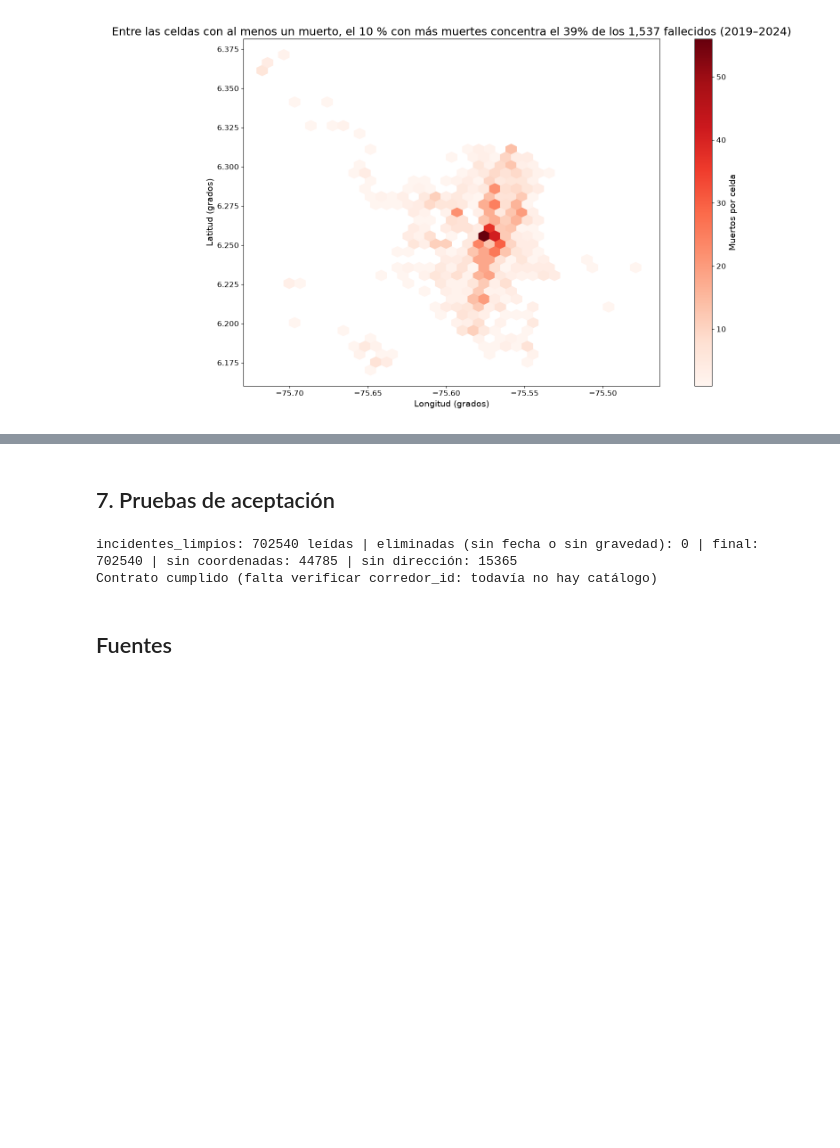
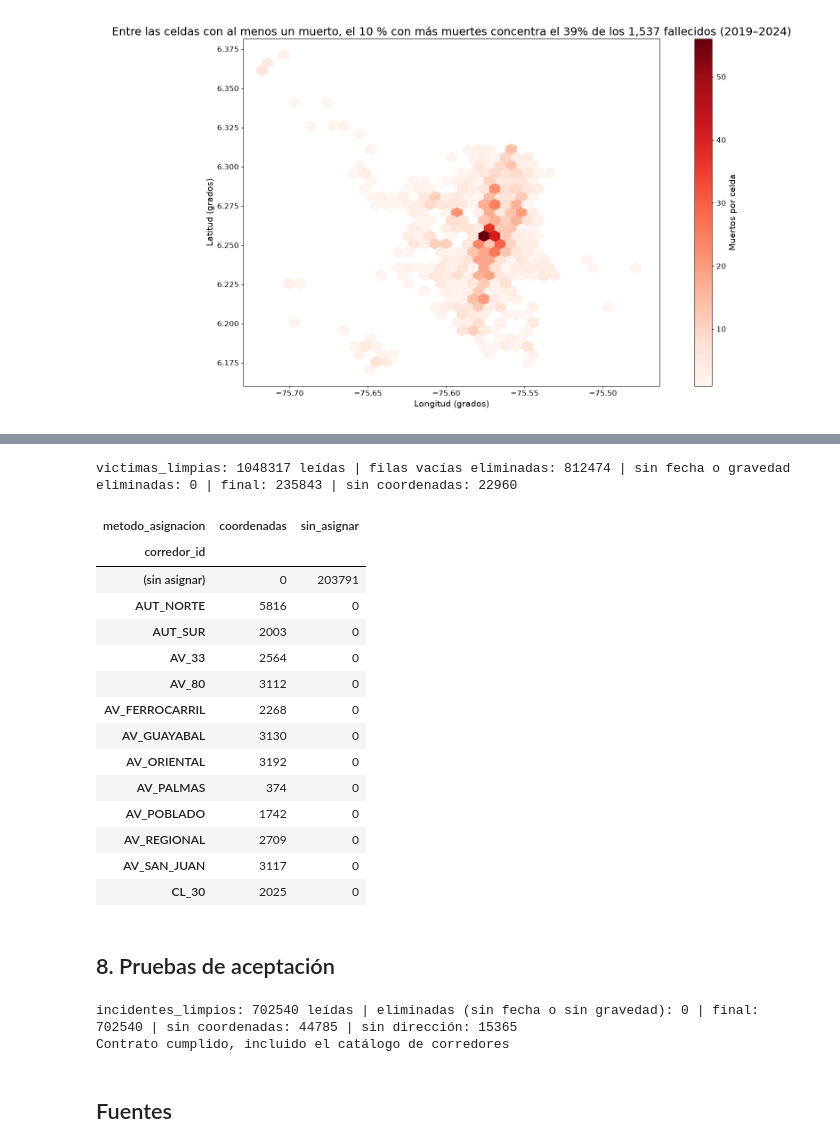
Before and after one commit to cristophh07-dot/segundos-contra-vidas, a Jupyter notebook: notebooks/01_datos_seguridad.ipynb, the cells around one changed output, grey strips where cells are left out. Saved outputs shown, nothing was run; the diff lists cells and outputs as text; code cells hidden in the pictures; blank space fills up the shorter version.

```diff
--- a/notebooks/01_datos_seguridad.ipynb
+++ b/notebooks/01_datos_seguridad.ipynb
@@ -123,5 +205,25 @@ La frase "el X % de los corredores concentra el Y % de las muertes" requiere `ca
+# %%
+vic_c = seg.victimas_con_corredor(geometria=cat)
+pd.crosstab(vic_c["corredor_id"].fillna("(sin asignar)"), vic_c["metodo_asignacion"])
+# %% [output]
+victimas_limpias: 1048317 leídas | filas vacías eliminadas: 812474 | sin fecha o gravedad eliminadas: 0 | final: 235843 | sin coordenadas: 22960
+| metodo_asignacion | coordenadas | sin_asignar |
+| corredor_id |  |  |
+| (sin asignar) | 0 | 203791 |
+| AUT_NORTE | 5816 | 0 |
+| AUT_SUR | 2003 | 0 |
+| AV_33 | 2564 | 0 |
+| AV_80 | 3112 | 0 |
+| AV_FERROCARRIL | 2268 | 0 |
+| AV_GUAYABAL | 3130 | 0 |
+| AV_ORIENTAL | 3192 | 0 |
+| AV_PALMAS | 374 | 0 |
+| AV_POBLADO | 1742 | 0 |
+| AV_REGIONAL | 2709 | 0 |
+| AV_SAN_JUAN | 3117 | 0 |
+| CL_30 | 2025 | 0 |
 # %% [markdown]
-## 7. Pruebas de aceptación
+## 8. Pruebas de aceptación
 # %%
 from src.fuentes import FUENTES
 
@@ -141,16 +243,12 @@ assert set(inc_t["metodo_asignacion"].unique()) <= {"coordenadas", "direccion",
 assert inc_t["hay_moto"].dropna().isin([0, 1]).all() and inc_t["hay_peaton"].dropna().isin([0, 1]).all()
 assert (inc_t["lat"].isna() | inc_t["lat"].between(6.1, 6.4)).all()
 
-ruta_cat = "data/processed/catalogo_corredores.csv"
-if os.path.exists(ruta_cat):
-    cat = pd.read_csv(ruta_cat)
-    assert inc_t["corredor_id"].dropna().isin(cat["corredor_id"]).all()
-    print("Contrato cumplido, incluido el catálogo de corredores")
-else:
-    print("Contrato cumplido (falta verificar corredor_id: todavía no hay catálogo)")
+assert itm_c["corredor_id"].dropna().isin(cat["corredor_id"]).all()
+assert set(itm_c["metodo_asignacion"].unique()) <= {"coordenadas", "direccion", "sin_asignar"}
+print("Contrato cumplido, incluido el catálogo de corredores")
 # %% [output]
 incidentes_limpios: 702540 leídas | eliminadas (sin fecha o sin gravedad): 0 | final: 702540 | sin coordenadas: 44785 | sin dirección: 15365
-Contrato cumplido (falta verificar corredor_id: todavía no hay catálogo)
+Contrato cumplido, incluido el catálogo de corredores
 # %% [markdown]
 ## Fuentes
 # %%
```
Also changed, not shown: parts of 7 cells of this notebook, 1 other file.
